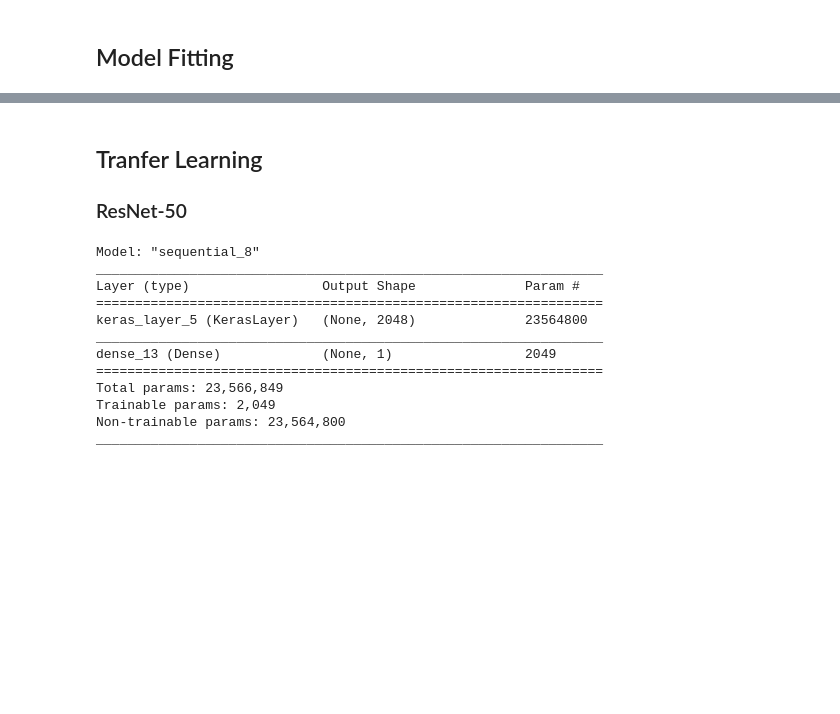
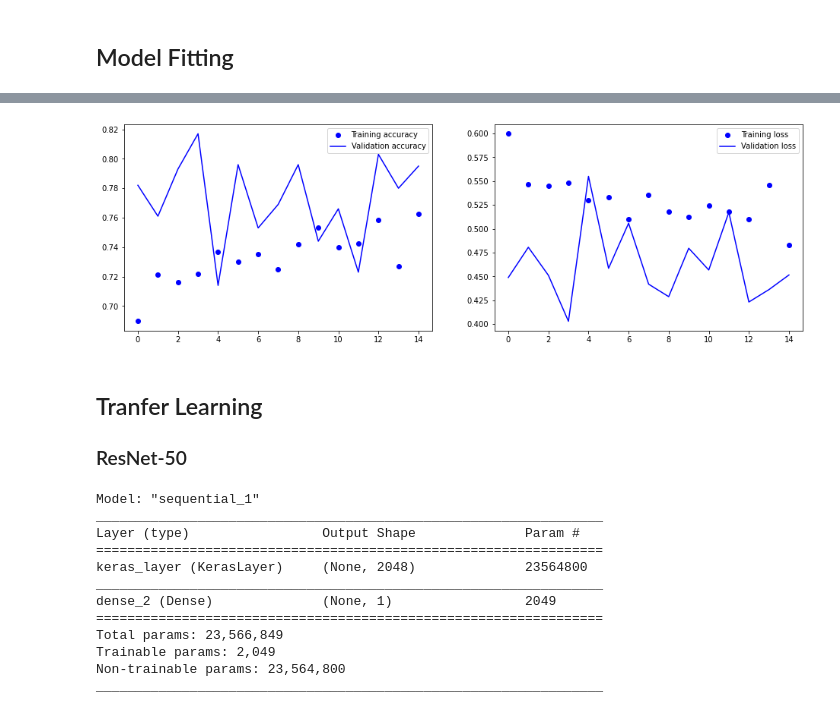
Before and after one commit to holic1021/tfcert, a Jupyter notebook: Image Classification/CatVDogs.ipynb, the cells around one changed output, grey strips where cells are left out. Saved outputs shown, nothing was run; the diff lists cells and outputs as text; code cells hidden in the pictures; blank space fills up the shorter version.

```diff
--- a/Image Classification/CatVDogs.ipynb
+++ b/Image Classification/CatVDogs.ipynb
@@ -224,3 +265,7 @@ KeyboardInterrupt:
+# %%
+plot_learning_curves(history_aug)
+# %% [output]
+[figure, added]
 # %% [markdown]
 ## Tranfer Learning
 ### ResNet-50
@@ -229,20 +274,19 @@ import tensorflow_hub as hub
 resnet_url = "https://tfhub.dev/google/imagenet/resnet_v2_50/feature_vector/5"
 
 resnet = keras.models.Sequential([
-    keras.layers.InputLayer(input_shape=(150, 150, 3)),
+    keras.layers.InputLayer(input_shape=(224, 224, 3)),
     hub.KerasLayer(resnet_url, trainable=False),
     keras.layers.Dense(1, activation="sigmoid")
 ])
-# resnet.add(Resizing(224, 224, input_shape=INP_SHAPE))
 resnet.summary()
 # %% [output]
-Model: "sequential_8"
+Model: "sequential_1"
 _________________________________________________________________
 Layer (type)                 Output Shape              Param #
 =================================================================
-keras_layer_5 (KerasLayer)   (None, 2048)              23564800
+keras_layer (KerasLayer)     (None, 2048)              23564800
 _________________________________________________________________
-dense_13 (Dense)             (None, 1)                 2049
+dense_2 (Dense)              (None, 1)                 2049
 =================================================================
 Total params: 23,566,849
 Trainable params: 2,049
```
Also changed, not shown: parts of 24 cells of this notebook, 2 other files.
